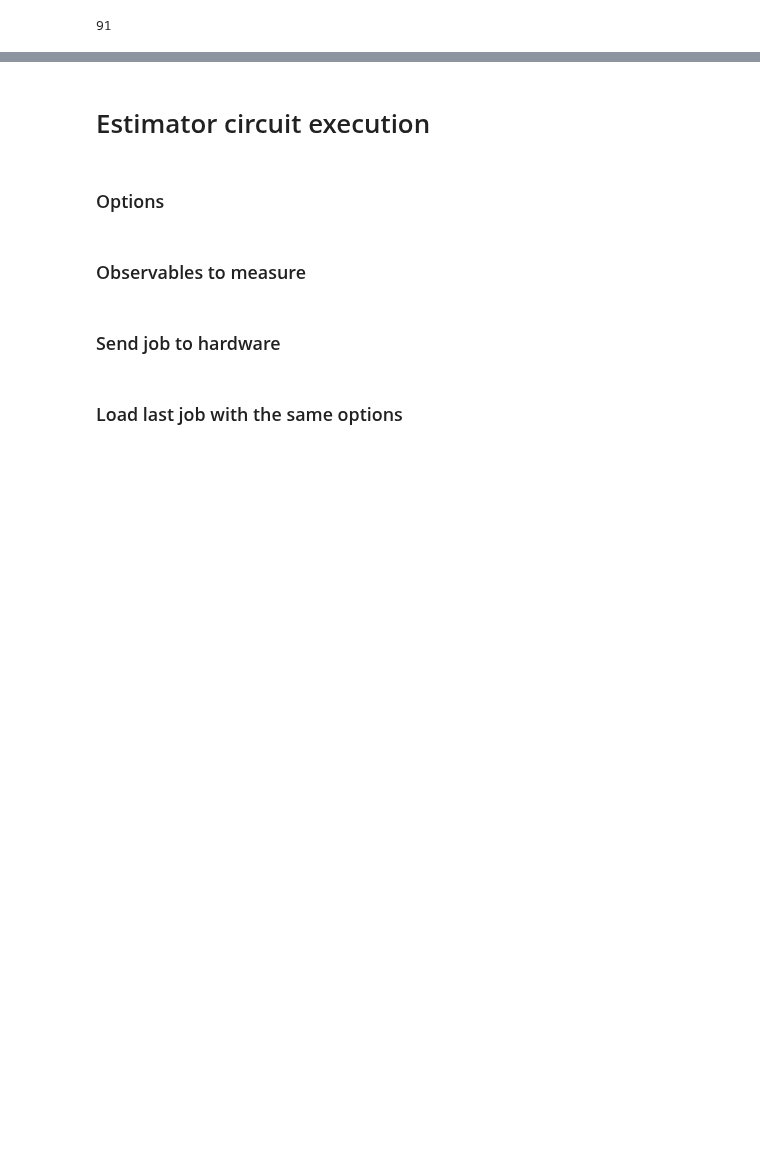
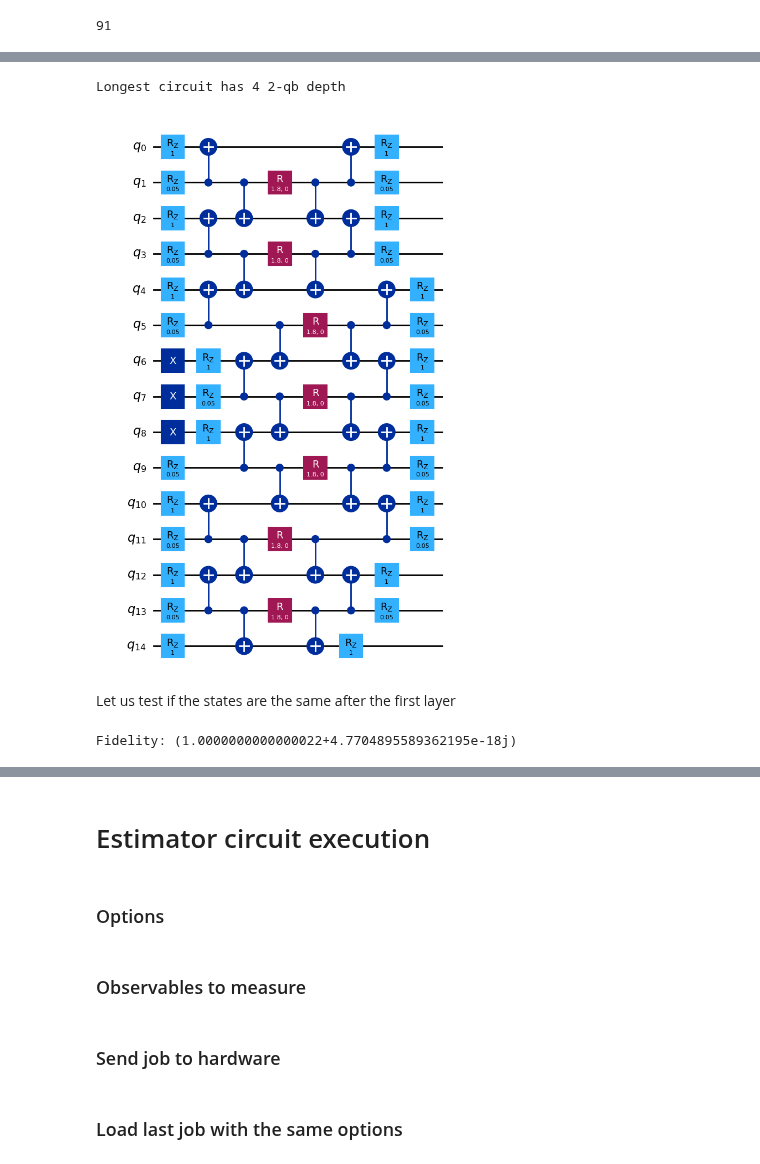
Before and after one commit to Fradm98/qs-qh, a Jupyter notebook: src/notebooks/Z2/z2_chain_hardware.ipynb, the cells around one changed output, grey strips where cells are left out. Saved outputs shown, nothing was run; the diff lists cells and outputs as text; code cells hidden in the pictures; blank space fills up the shorter version.

```diff
--- a/src/notebooks/Z2/z2_chain_hardware.ipynb
+++ b/src/notebooks/Z2/z2_chain_hardware.ipynb
@@ -50,0 +124,21 @@ physical_circuits[15].depth(lambda x: len(x.qubits) == 2)
+# %%
+initial_state_preparation_circ = particle_pair_initial_state(L, particle_pair_left_position, particle_pair_length)
+
+logical_trotter_layer_circ = LowDepthSecondOrderTrotter(L, J, h, lamb, final_time/layers, 1, barriers=False)
+circ2 = initial_state_preparation_circ.compose(logical_trotter_layer_circ)
+longest_2qb_depth = circ2.depth(lambda x: len(x.qubits) == 2)
+print(f"Longest circuit has {longest_2qb_depth} 2-qb depth")
+circ2.draw('mpl', idle_wires=False, fold=-1)
+# %% [output]
+Longest circuit has 4 2-qb depth
+[figure, added]
+# %% [markdown]
+Let us test if the states are the same after the first layer
+# %%
+from qiskit.quantum_info import Statevector
+
+vec1 = Statevector.from_instruction(circ1).data
+vec2 = Statevector.from_instruction(circ2).data
+print(f"Fidelity: {vec1.conjugate().T @ vec2}")
+# %% [output]
+Fidelity: (1.0000000000000022+4.7704895589362195e-18j)
```
Also changed, not shown: parts of 12 cells of this notebook, 2 other files.
